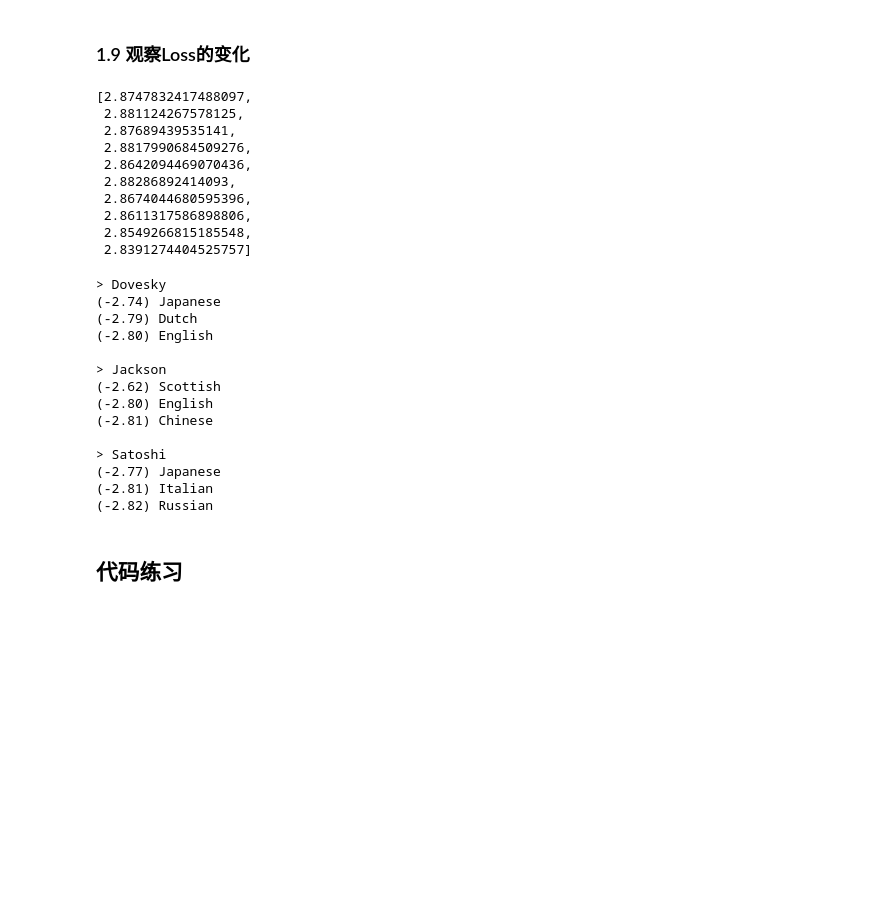
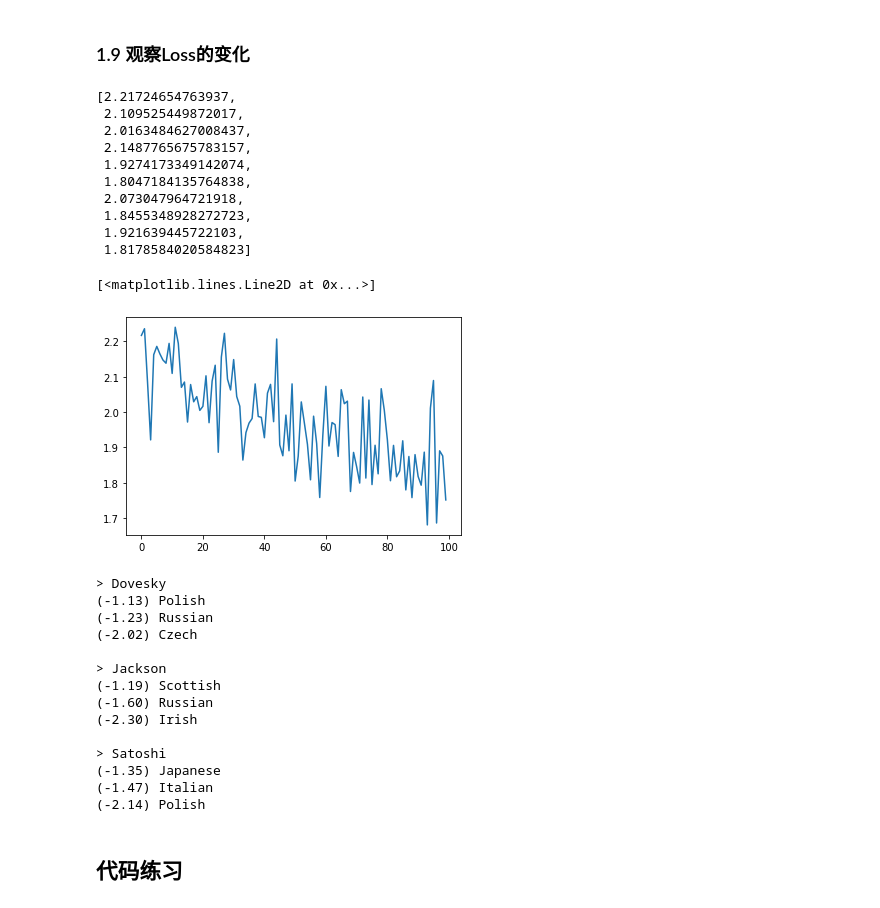
Before and after one commit to howling0/NLP_Assignments, a Jupyter notebook: w7/assignment-07-rnn.ipynb, the cells around one changed output. Drawn from its saved outputs; the diff is of its cells as text; code cells hidden in the pictures; blank space fills up the shorter version.

```diff
--- a/w7/assignment-07-rnn.ipynb
+++ b/w7/assignment-07-rnn.ipynb
@@ -24,12 +24,14 @@ RNN也可以用于金融数据的预测，例如:
 #### 1.1 我们利用通配符，打印出所有的文件
 # %%
 from io import open
-import glob
+import glob # Filename globbing utility
 import os
 import matplotlib.pyplot as plt
 
 
-def find_files(path): return glob.glob(path)
+def find_files(path):
+    # Return a list of paths matching a pathname pattern.
+    return glob.glob(path)
 
 print(find_files('data/names/*.txt'))
 # %% [output]
@@ -267,7 +308,7 @@ def train(category_tensor, line_tensor):
 import time
 import math
 
-n_iters = 1000 # 这个数字你可以调大一些
+n_iters = 10000 # 这个数字你可以调大一些
 print_every = 500
 plot_every = 100
 
@@ -277,27 +318,30 @@ current_loss = 0
 all_losses = []
 
 def time_since(since):
+    # 计算时间消耗
     now = time.time()
     s = now - since
     m = math.floor(s / 60)
     s -= m * 60
     return '%dm %ds' % (m, s)
 
-start = time.time()
+start = time.time() # 初始时间
 
 for iter in range(1, n_iters + 1):
-    category, line, category_tensor, line_tensor = sample_trainning()
-    output, loss = train(category_tensor, line_tensor)
-    current_loss += loss
+    category, line, category_tensor, line_tensor = sample_trainning() # 随机生成一条数据
+    output, loss = train(category_tensor, line_tensor) # 进行训练
+    current_loss += loss # 叠加损失 #### 当前批次的损失，plot_every 相当于 batch size
 
     # Print iter number, loss, name and guess
     if iter % print_every == 0:
+        # 打印当前训练结果
         guess, guess_i = category_from_output(output)
         correct = '✓' if guess == category else '✗ (%s)' % category
         print('%d %d%% (%s) %.4f %s / %s %s' % (iter, iter / n_iters * 100, time_since(start), loss, line, guess, correct))
 
     # Add current loss avg to list of losses
     if iter % plot_every == 0:
+        # 记录损失
         all_losses.append(current_loss / plot_every)
         current_loss = 0
 # %% [output]
@@ -306,24 +368,29 @@ for iter in range(1, n_iters + 1):
 # %% [markdown]
 ### 1.9 观察Loss的变化
 # %%
-all_losses
+all_losses[::10]
 # %% [output]
-[2.8747832417488097,
- 2.881124267578125,
- 2.87689439535141,
- 2.8817990684509276,
- 2.8642094469070436,
- 2.88286892414093,
- 2.8674044680595396,
- 2.8611317586898806,
- 2.8549266815185548,
- 2.8391274404525757]
+[2.21724654763937,
+ 2.109525449872017,
+ 2.0163484627008437,
+ 2.1487765675783157,
+ 1.9274173349142074,
+ 1.8047184135764838,
+ 2.073047964721918,
+ 1.8455348928272723,
+ 1.921639445722103,
+ 1.8178584020584823]
 # %%
 %matplotlib inline
 # %%
-#plt.plot(all_losses)
+# 整体呈下降趋势，抖动剧烈
+plt.plot(all_losses)
+# %% [output]
+[<matplotlib.lines.Line2D at 0x...>]
+[figure, added]
 # %%
 def evaluate(line_tensor):
+    # 进行前向传播，获取结果，作为预测类别
     hidden = rnn.initHidden()
 
     for i in range(line_tensor.size()[0]):
@@ -332,14 +399,16 @@ def evaluate(line_tensor):
     return output
 
 def predict(input_line, n_predictions=3):
+    # 获取预测可能性最高的n项
     print('\n> %s' % input_line)
-    with torch.no_grad():
+    with torch.no_grad(): # 禁用梯度计算
         output = evaluate(line_to_tensor(input_line))
 
         # Get top N categories
-        topv, topi = output.topk(n_predictions, 1, True)
+        topv, topi = output.topk(n_predictions, 1, True)# 前n项，排序维度，是否从大到小排序
         predictions = []
 
+        # 取出结果并格式化输出
         for i in range(n_predictions):
             value = topv[0][i].item()
             category_index = topi[0][i].item()
@@ -351,19 +420,19 @@ predict('Jackson')
 predict('Satoshi')
 # %% [output]
 > Dovesky
-(-2.74) Japanese
-(-2.79) Dutch
-(-2.80) English
+(-1.13) Polish
+(-1.23) Russian
+(-2.02) Czech
 
 > Jackson
-(-2.62) Scottish
-(-2.80) English
-(-2.81) Chinese
+(-1.19) Scottish
+(-1.60) Russian
+(-2.30) Irish
 
 > Satoshi
-(-2.77) Japanese
-(-2.81) Italian
-(-2.82) Russian
+(-1.35) Japanese
+(-1.47) Italian
+(-2.14) Polish
 # %% [markdown]
 ## 代码练习
 # %% [markdown]
```
Also changed, not shown: parts of 80 cells of this notebook, 1 other file.
